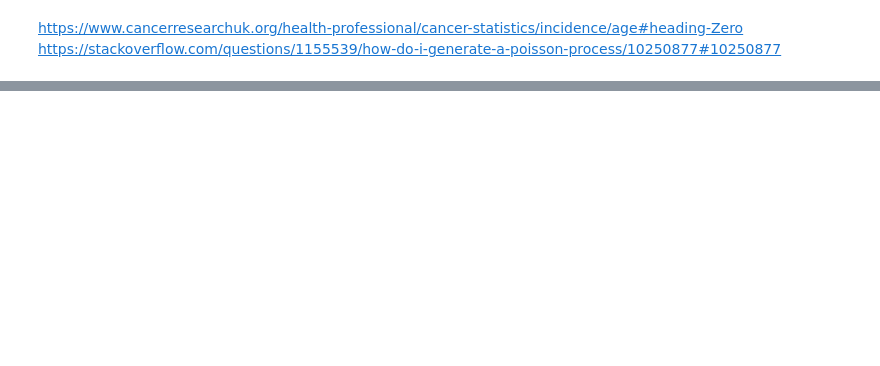
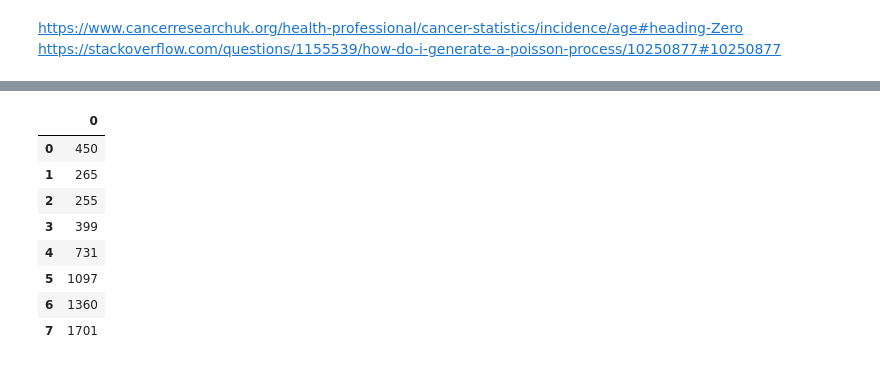
Before and after one commit to cholleran/Proj-programming-DA, a Jupyter notebook: Project Programming DA.ipynb, the cells around one changed output, grey strips where cells are left out. Saved outputs shown, nothing was run; the diff lists cells and outputs as text; code cells hidden in the pictures; blank space fills up the shorter version.

```diff
--- a/Project Programming DA.ipynb
+++ b/Project Programming DA.ipynb
@@ -137,0 +150,12 @@ my_df
+# %%
+myframe
+# %% [output]
+|  | 0 |
+| 0 | 450 |
+| 1 | 265 |
+| 2 | 255 |
+| 3 | 399 |
+| 4 | 731 |
+| 5 | 1097 |
+| 6 | 1360 |
+| 7 | 1701 |
```
Also changed, not shown: parts of 8 cells of this notebook.
